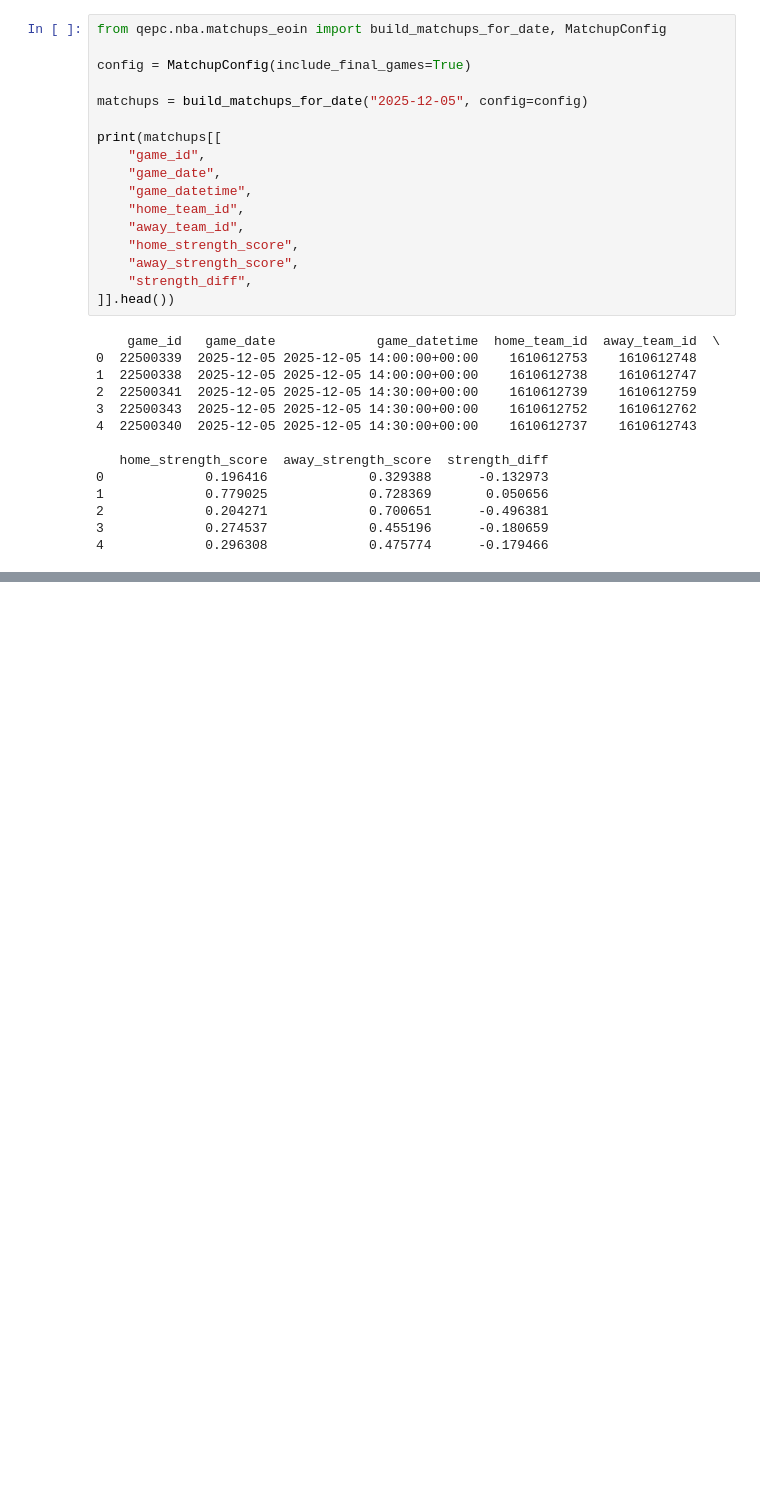
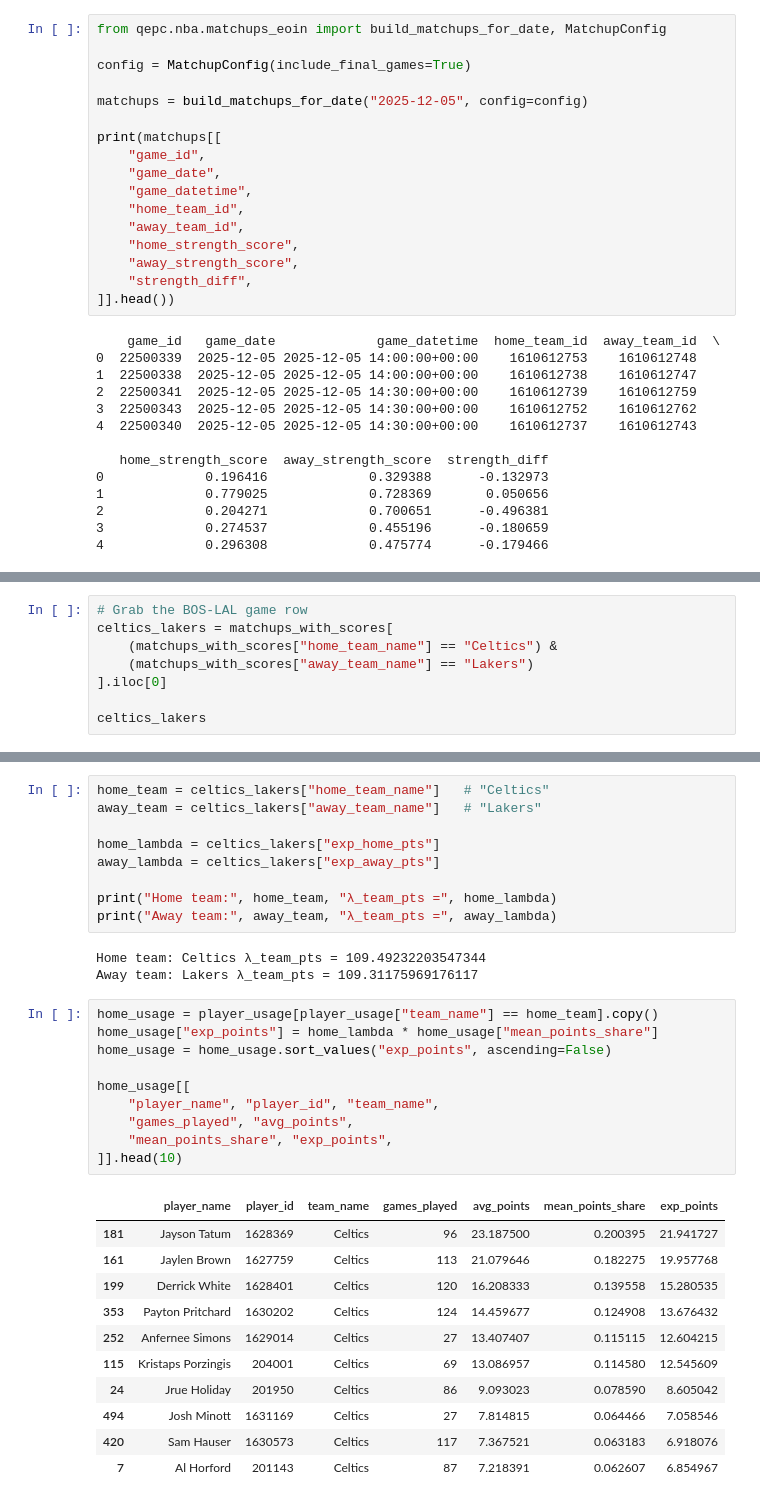
Before and after one commit to wjdorsey/qepc_project, a Jupyter notebook: notebooks/maintenance/tester.ipynb, the cells around one changed output, grey strips where cells are left out. Cells and saved outputs as stored; diff of their text form; blank space fills up the shorter version.

```diff
--- a/notebooks/maintenance/tester.ipynb
+++ b/notebooks/maintenance/tester.ipynb
@@ -38,0 +113,8 @@ print(matchups[[
+# %%
+# Grab the BOS-LAL game row
+celtics_lakers = matchups_with_scores[
+    (matchups_with_scores["home_team_name"] == "Celtics") &
+    (matchups_with_scores["away_team_name"] == "Lakers")
+].iloc[0]
+
+celtics_lakers
@@ -38,0 +139,34 @@ print(matchups[[
+# %%
+home_team = celtics_lakers["home_team_name"]   # "Celtics"
+away_team = celtics_lakers["away_team_name"]   # "Lakers"
+
+home_lambda = celtics_lakers["exp_home_pts"]
+away_lambda = celtics_lakers["exp_away_pts"]
+
+print("Home team:", home_team, "λ_team_pts =", home_lambda)
+print("Away team:", away_team, "λ_team_pts =", away_lambda)
+# %% [output]
+Home team: Celtics λ_team_pts = 109.49232203547344
+Away team: Lakers λ_team_pts = 109.31175969176117
+# %%
+home_usage = player_usage[player_usage["team_name"] == home_team].copy()
+home_usage["exp_points"] = home_lambda * home_usage["mean_points_share"]
+home_usage = home_usage.sort_values("exp_points", ascending=False)
+
+home_usage[[
+    "player_name", "player_id", "team_name",
+    "games_played", "avg_points",
+    "mean_points_share", "exp_points",
+]].head(10)
+# %% [output]
+|  | player_name | player_id | team_name | games_played | avg_points | mean_points_share | exp_points |
+| 181 | Jayson Tatum | 1628369 | Celtics | 96 | 23.187500 | 0.200395 | 21.941727 |
+| 161 | Jaylen Brown | 1627759 | Celtics | 113 | 21.079646 | 0.182275 | 19.957768 |
+| 199 | Derrick White | 1628401 | Celtics | 120 | 16.208333 | 0.139558 | 15.280535 |
+| 353 | Payton Pritchard | 1630202 | Celtics | 124 | 14.459677 | 0.124908 | 13.676432 |
+| 252 | Anfernee Simons | 1629014 | Celtics | 27 | 13.407407 | 0.115115 | 12.604215 |
+| 115 | Kristaps Porzingis | 204001 | Celtics | 69 | 13.086957 | 0.114580 | 12.545609 |
+| 24 | Jrue Holiday | 201950 | Celtics | 86 | 9.093023 | 0.078590 | 8.605042 |
+| 494 | Josh Minott | 1631169 | Celtics | 27 | 7.814815 | 0.064466 | 7.058546 |
+| 420 | Sam Hauser | 1630573 | Celtics | 117 | 7.367521 | 0.063183 | 6.918076 |
+| 7 | Al Horford | 201143 | Celtics | 87 | 7.218391 | 0.062607 | 6.854967 |
```
Also changed, not shown: parts of 6 cells of this notebook, 5 other files.
